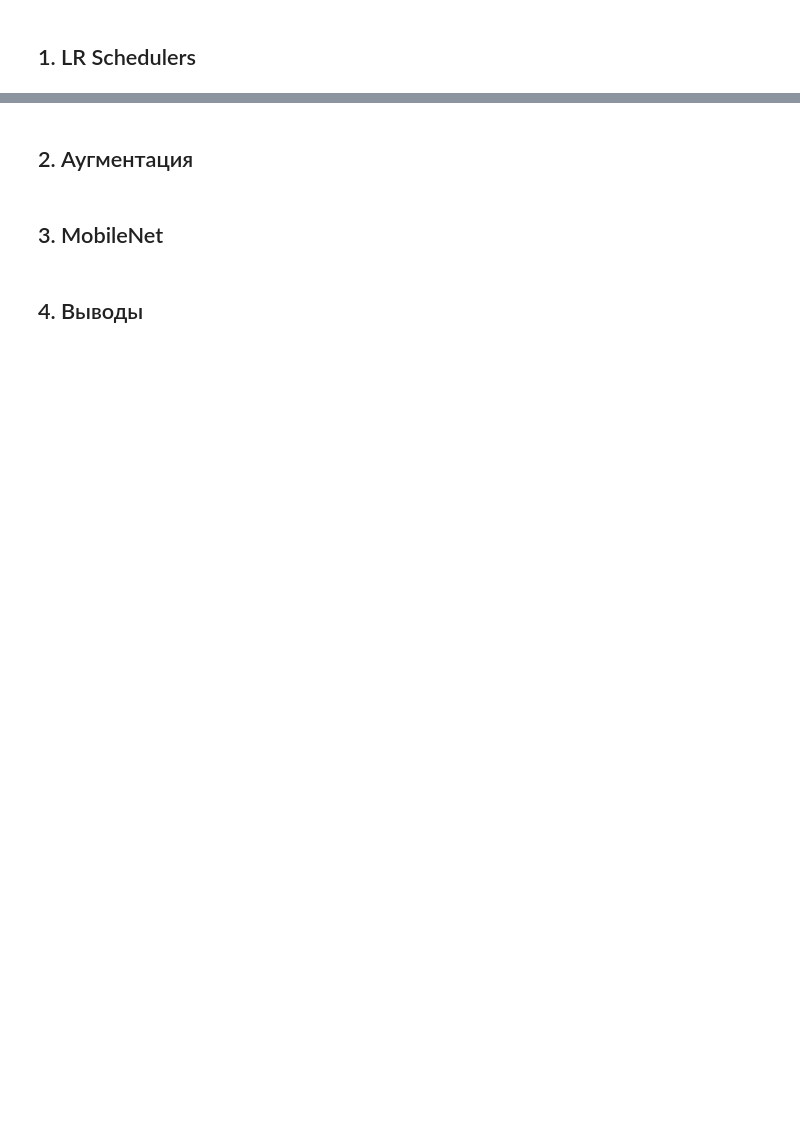
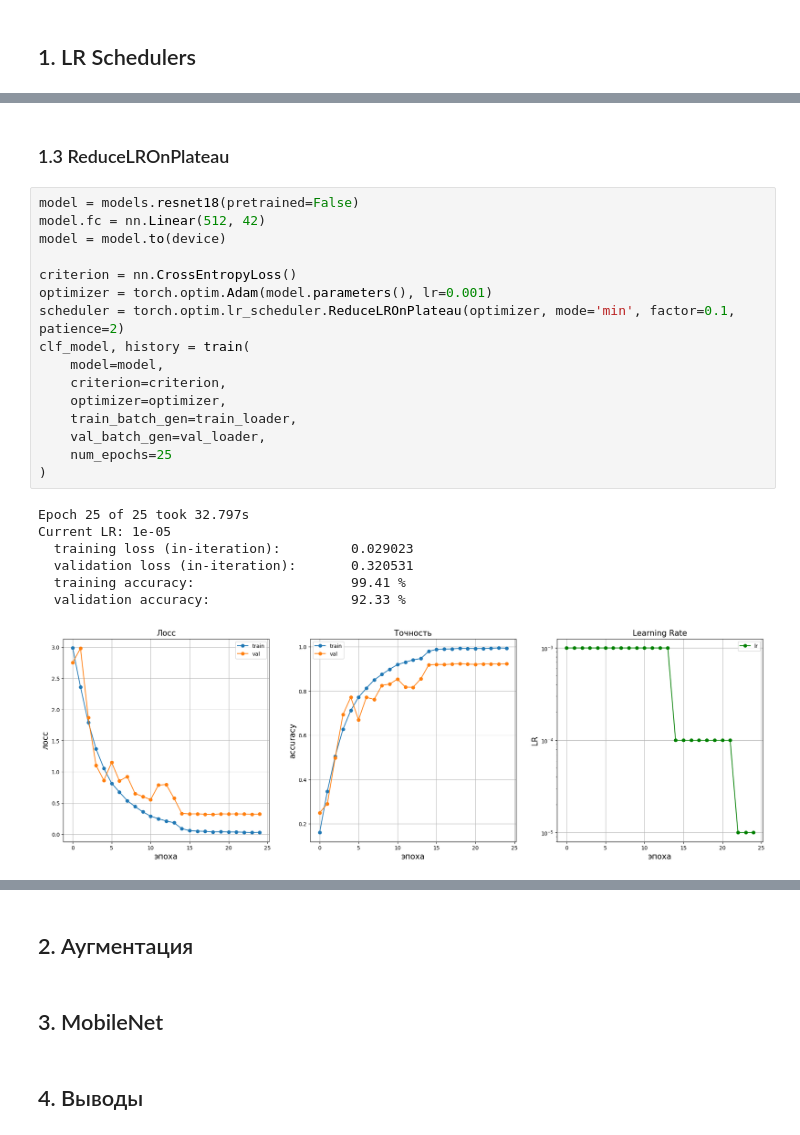
Before and after one commit to BalshowAndrew/pytorch_studying_new, a Jupyter notebook: HW_04_cnn_improve.ipynb, the cells around one changed output, grey strips where cells are left out. Saved outputs shown, nothing was run; the diff lists cells and outputs as text; blank space fills up the shorter version.

```diff
--- a/HW_04_cnn_improve.ipynb
+++ b/HW_04_cnn_improve.ipynb
@@ -162,0 +371,26 @@ print(f"Форма тензора с метками: {labels.shape}")
+# %% [markdown]
+### 1.3 ReduceLROnPlateau
+# %%
+model = models.resnet18(pretrained=False)
+model.fc = nn.Linear(512, 42)
+model = model.to(device)
+
+criterion = nn.CrossEntropyLoss()
+optimizer = torch.optim.Adam(model.parameters(), lr=0.001)
+scheduler = torch.optim.lr_scheduler.ReduceLROnPlateau(optimizer, mode='min', factor=0.1, patience=2)
+clf_model, history = train(
+    model=model,
+    criterion=criterion,
+    optimizer=optimizer,
+    train_batch_gen=train_loader,
+    val_batch_gen=val_loader,
+    num_epochs=25
+)
+# %% [output]
+Epoch 25 of 25 took 32.797s
+Current LR: 1e-05
+  training loss (in-iteration):         0.029023
+  validation loss (in-iteration):       0.320531
+  training accuracy:                    99.41 %
+  validation accuracy:                  92.33 %
+[figure, added]
```
Also changed, not shown: parts of 17 cells of this notebook.
